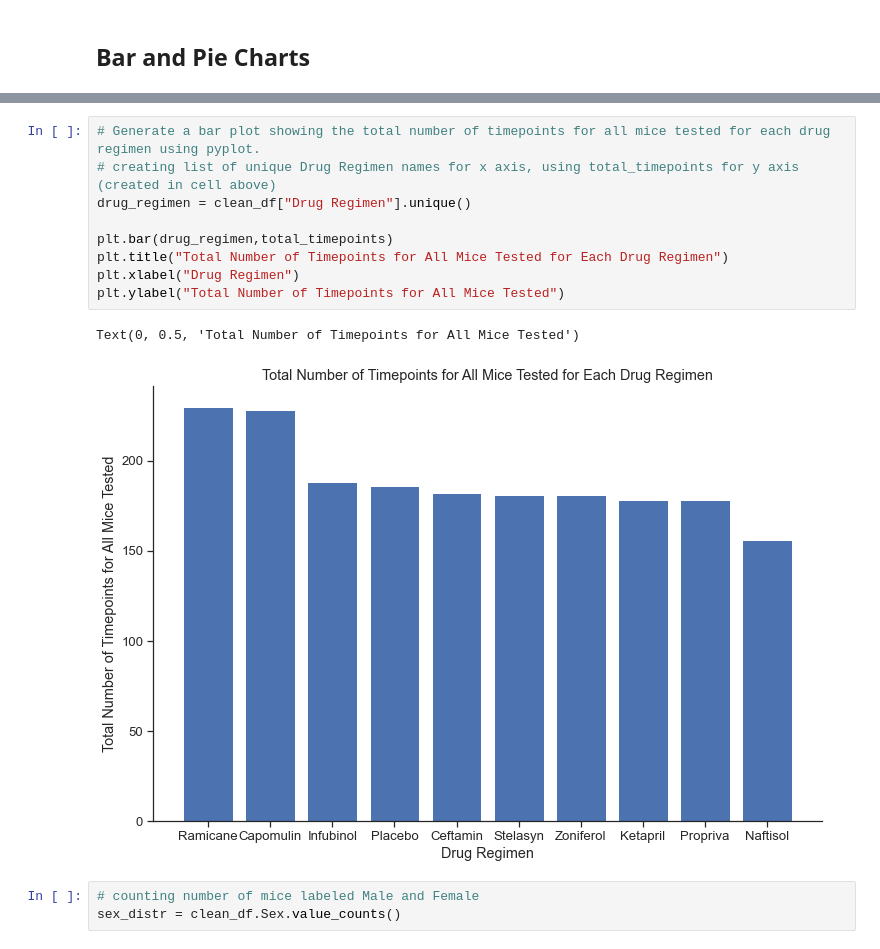
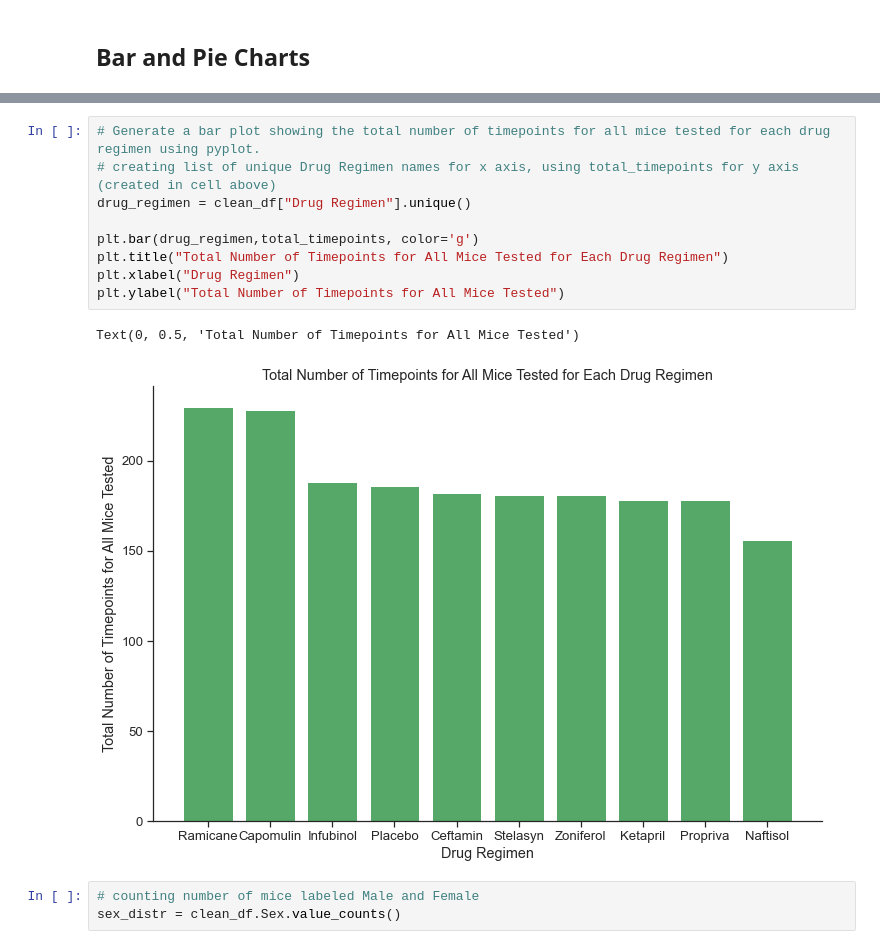
Before and after one commit to mbruns13/matplotlib-challenge, a Jupyter notebook: pymaceuticals_starter.ipynb, the cells around one changed output, grey strips where cells are left out. Cells and saved outputs as stored; diff of their text form.

```diff
--- a/pymaceuticals_starter.ipynb
+++ b/pymaceuticals_starter.ipynb
@@ -189,15 +187,15 @@ total_timepoints.plot.bar(title="Total Number of Timepoints for All Mice Tested
 # %%
 # Generate a bar plot showing the total number of timepoints for all mice tested for each drug regimen using pyplot.
 # creating list of unique Drug Regimen names for x axis, using total_timepoints for y axis (created in cell above)
 drug_regimen = clean_df["Drug Regimen"].unique()
 
-plt.bar(drug_regimen,total_timepoints)
+plt.bar(drug_regimen,total_timepoints, color='g')
 plt.title("Total Number of Timepoints for All Mice Tested for Each Drug Regimen")
 plt.xlabel("Drug Regimen")
 plt.ylabel("Total Number of Timepoints for All Mice Tested")
 # %% [output]
 Text(0, 0.5, 'Total Number of Timepoints for All Mice Tested')
-[figure, old version]
+[figure, new version]
 # %%
 # counting number of mice labeled Male and Female
 sex_distr = clean_df.Sex.value_counts()
```
Also changed, not shown: parts of 4 cells of this notebook.
